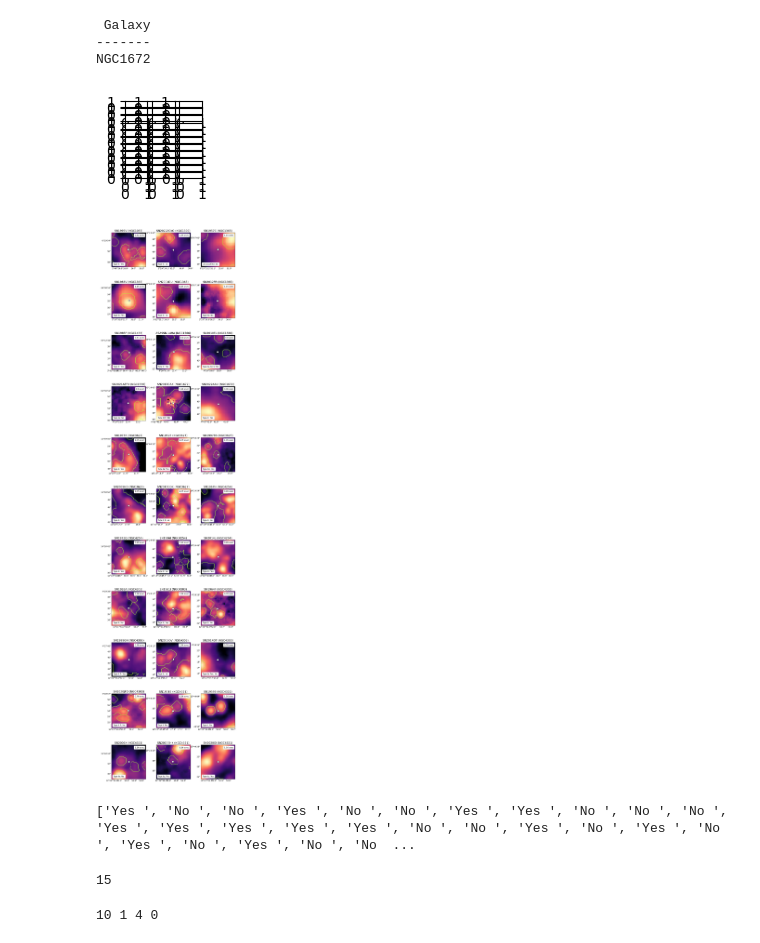
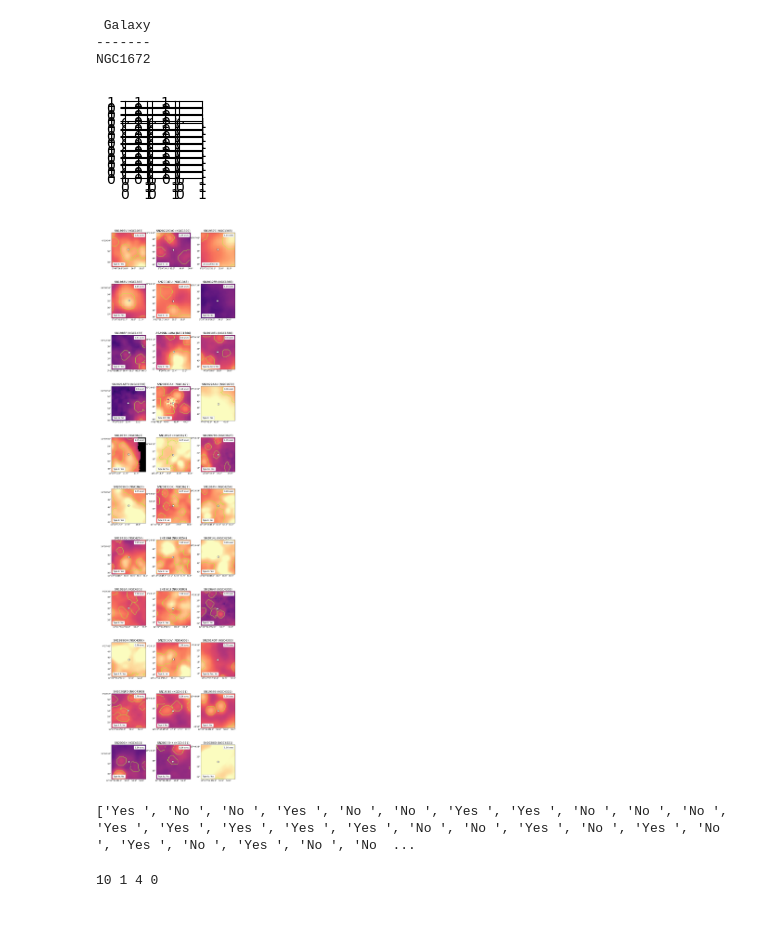
Before and after one commit to NessMayker/SNeHa, a Jupyter notebook: Code/1c.MUSE_Zooms.ipynb, the cells around one changed output. Cells and saved outputs as stored; diff of their text form; code cells hidden in the pictures.

```diff
--- a/Code/1c.MUSE_Zooms.ipynb
+++ b/Code/1c.MUSE_Zooms.ipynb
@@ -243,7 +243,7 @@ for j in range(len(SNgals)): # counter to count galaxy maps
     # make plot
     axs[m][n] = fig.add_subplot(11,3,p+1,projection = cutout.wcs)
     axs[m][n].set_title(titleStr, fontsize=14)
-    axs[m][n].imshow(cutout.data, cmap=current_cmap, aspect="equal", origin = "lower", interpolation = "nearest", zorder = 0)
+    axs[m][n].imshow(cutout.data, cmap=current_cmap, aspect="equal", origin = "lower", vmin=1, vmax=4,interpolation = "nearest", zorder = 0)
     axs[m][n].scatter(xval, yval, color = "black", marker ="o", s = 60, zorder=2)
     axs[m][n].scatter(xval, yval, color = "white", marker = "o", s = 80, edgecolor="black",zorder = 2, label=leglab)
     axs[m][n].set_ylabel(" ")
@@ -267,44 +267,40 @@ for j in range(len(SNgals)): # counter to count galaxy maps
 #     spheres = angSizes[j][:-1]
 
 
 #     #get Pixel distance for scalebar
 #     pixDists=[]
 #     for i in range(len(spheres)-1):
 #         sphereEdgeRa, sphereEdgeDec = ra + Angle(spheres[i]*u.degree), dec + Angle(spheres[i]*u.degree)
 #         sphereEdgex, sphereEdgey = cutout.wcs.wcs_world2pix(sphereEdgeRa, sphereEdgeDec, 0)
 #         pixDistx, pixDisty = sphereEdgex-xval, sphereEdgey-yval
 #         pixDists.append(np.sqrt((pixDistx**2 + pixDisty**2)/2))
 
 #     lowerleftra  = ra.value + halfBox
 #     lowerleftdec = dec.value - halfBox + halfBox*0.1
 #     val=spheres[1]
 
 #     xArr, yArr = np.linspace(lowerleftra, lowerleftra-val, 100),np.linspace(lowerleftdec, lowerleftdec, 100)
 
 
     n+=1
     if n%PLOTS_PER_ROW==0:
         m+=1
         n=0
     p +=1
 
     plt.subplots_adjust(left = 0.1, bottom = 0.1, right = 0.99, top = 0.9, wspace = 0.3, hspace = 0.2)
 #plt.tight_layout(pad=0.5, w_pad=6.8, h_pad=1.0)
 fig.savefig("../Figures/Zooms_500pc.pdf", dpi=300)
 plt.show()
 # %% [output]
 [figure]
-[figure, old version]
+[figure, new version]
 # %%
 print(inHII, SNtypes)
 # %% [output]
 ['Yes ', 'No ', 'No ', 'Yes ', 'No ', 'No ', 'Yes ', 'Yes ', 'No ', 'No ', 'No ', 'Yes ', 'Yes ', 'Yes ', 'Yes ', 'Yes ', 'No ', 'No ', 'Yes ', 'No ', 'Yes ', 'No ', 'Yes ', 'No ', 'Yes ', 'No ', 'No  ...
 # %%
 numInHII = sum('Yes' in s for s in inHII)
-# %%
-numInHII
-# %% [output]
-15
 # %%
 IIinHII, IainHII, IbcinHII, UncInHII = 0,0,0,0
 
```
Also changed, not shown: 14 other files.
